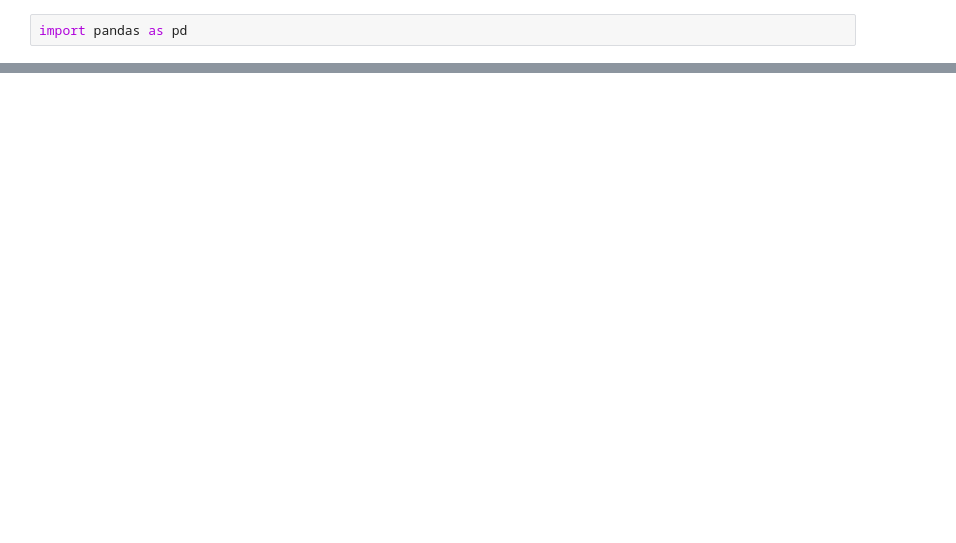
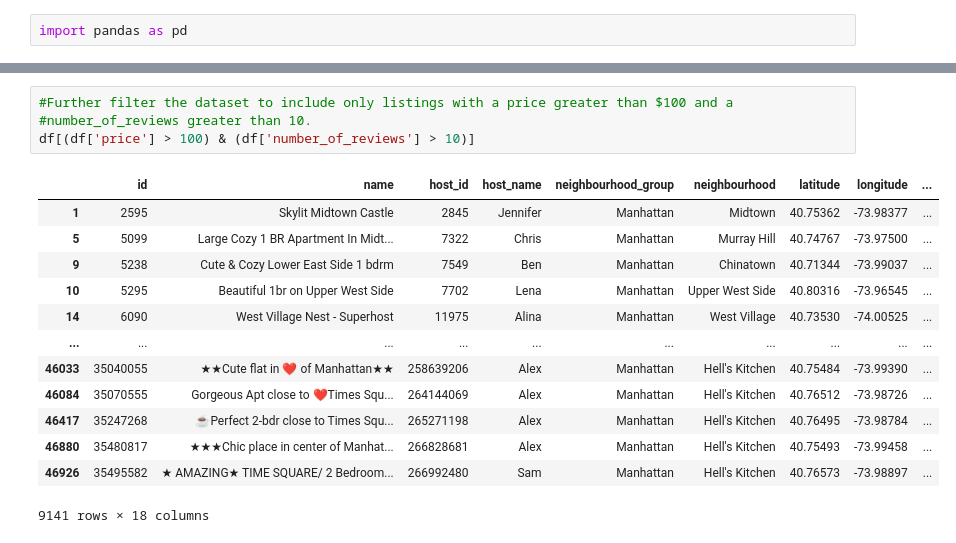
Before and after one commit to prokopivap/moodlecloud_pandas, a Jupyter notebook: Data_Selection_Filtering_Aggregation.ipynb, the cells around one changed output, grey strips where cells are left out. Drawn from its saved outputs; the diff is of its cells as text; blank space fills up the shorter version.

```diff
--- a/Data_Selection_Filtering_Aggregation.ipynb
+++ b/Data_Selection_Filtering_Aggregation.ipynb
@@ -4,0 +53,18 @@ df = read_csv('AirBnB_NY/AB_NYC_2019.csv')
+# %%
+#Further filter the dataset to include only listings with a price greater than $100 and a
+#number_of_reviews greater than 10.
+df[(df['price'] > 100) & (df['number_of_reviews'] > 10)]
+# %% [output]
+|  | id | name | host_id | host_name | neighbourhood_group | neighbourhood | latitude | longitude | ... |
+| 1 | 2595 | Skylit Midtown Castle | 2845 | Jennifer | Manhattan | Midtown | 40.75362 | -73.98377 | ... |
+| 5 | 5099 | Large Cozy 1 BR Apartment In Midt... | 7322 | Chris | Manhattan | Murray Hill | 40.74767 | -73.97500 | ... |
+| 9 | 5238 | Cute & Cozy Lower East Side 1 bdrm | 7549 | Ben | Manhattan | Chinatown | 40.71344 | -73.99037 | ... |
+| 10 | 5295 | Beautiful 1br on Upper West Side | 7702 | Lena | Manhattan | Upper West Side | 40.80316 | -73.96545 | ... |
+| 14 | 6090 | West Village Nest - Superhost | 11975 | Alina | Manhattan | West Village | 40.73530 | -74.00525 | ... |
+| ... | ... | ... | ... | ... | ... | ... | ... | ... | ... |
+| 46033 | 35040055 | ★★Cute flat in ❤ of Manhattan★★ | 258639206 | Alex | Manhattan | Hell's Kitchen | 40.75484 | -73.99390 | ... |
+| 46084 | 35070555 | Gorgeous Apt close to ❤️Times Squ... | 264144069 | Alex | Manhattan | Hell's Kitchen | 40.76512 | -73.98726 | ... |
+| 46417 | 35247268 | ☕Perfect 2-bdr close to Times Squ... | 265271198 | Alex | Manhattan | Hell's Kitchen | 40.76495 | -73.98784 | ... |
+| 46880 | 35480817 | ★★★Chic place in center of Manhat... | 266828681 | Alex | Manhattan | Hell's Kitchen | 40.75493 | -73.99458 | ... |
+| 46926 | 35495582 | ★ AMAZING★ TIME SQUARE/ 2 Bedroom... | 266992480 | Sam | Manhattan | Hell's Kitchen | 40.76573 | -73.98897 | ... |
+9141 rows × 18 columns
```
Also changed, not shown: parts of 11 cells of this notebook, 3 other files.
